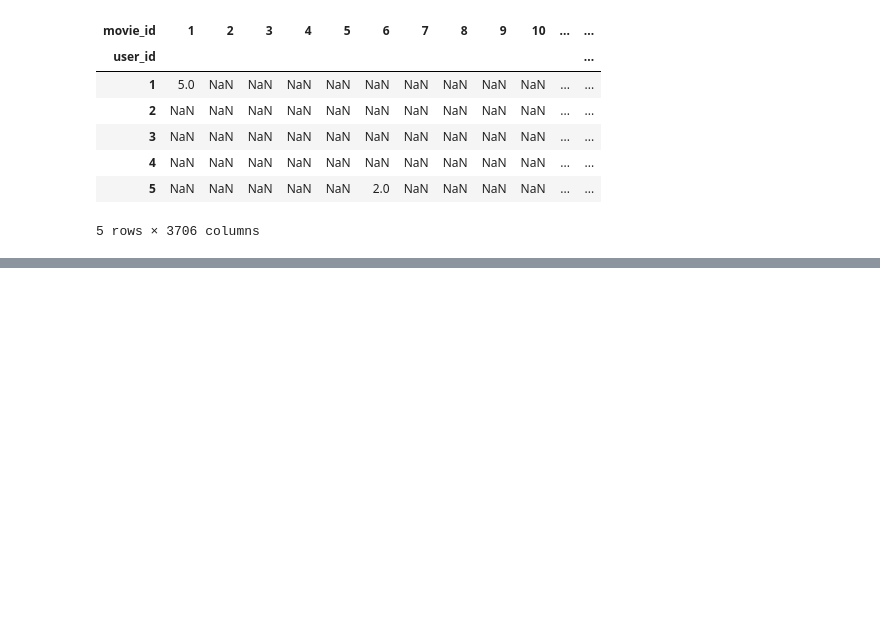
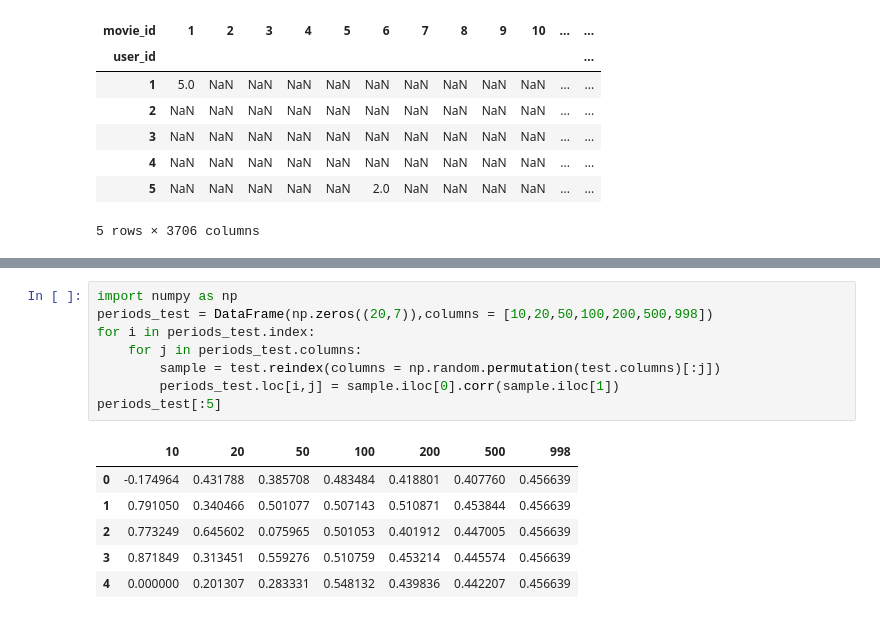
Before and after one commit to lovelystranger/Jupyter, a Jupyter notebook: 协同过滤推荐.ipynb, the cells around one changed output, grey strips where cells are left out. Drawn from its saved outputs; the diff is of its cells as text; blank space fills up the shorter version.

```diff
--- a/协同过滤推荐.ipynb
+++ b/协同过滤推荐.ipynb
@@ -23,0 +46,15 @@ data[:5]
+# %%
+import numpy as np
+periods_test = DataFrame(np.zeros((20,7)),columns = [10,20,50,100,200,500,998])
+for i in periods_test.index:
+    for j in periods_test.columns:
+        sample = test.reindex(columns = np.random.permutation(test.columns)[:j])
+        periods_test.loc[i,j] = sample.iloc[0].corr(sample.iloc[1])
+periods_test[:5]
+# %% [output]
+|  | 10 | 20 | 50 | 100 | 200 | 500 | 998 |
+| 0 | -0.174964 | 0.431788 | 0.385708 | 0.483484 | 0.418801 | 0.407760 | 0.456639 |
+| 1 | 0.791050 | 0.340466 | 0.501077 | 0.507143 | 0.510871 | 0.453844 | 0.456639 |
+| 2 | 0.773249 | 0.645602 | 0.075965 | 0.501053 | 0.401912 | 0.447005 | 0.456639 |
+| 3 | 0.871849 | 0.313451 | 0.559276 | 0.510759 | 0.453214 | 0.445574 | 0.456639 |
+| 4 | 0.000000 | 0.201307 | 0.283331 | 0.548132 | 0.439836 | 0.442207 | 0.456639 |
```
Also changed, not shown: parts of 11 cells of this notebook.
